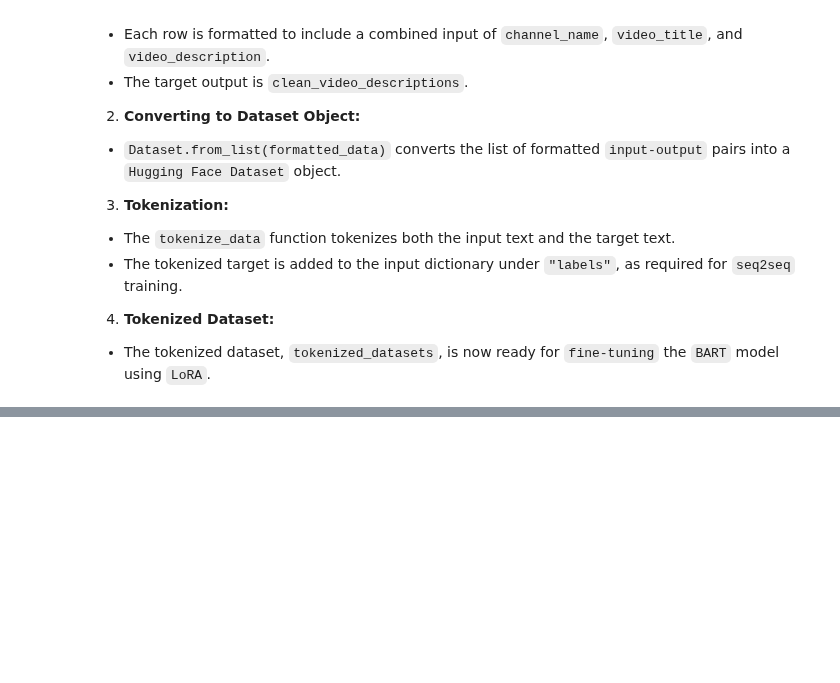
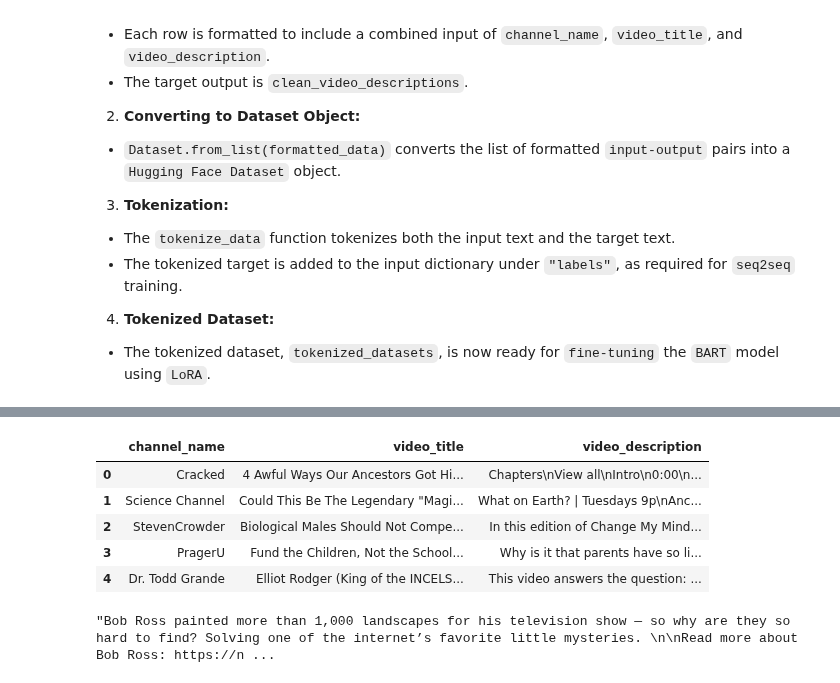
Before and after one commit to kkrusere/youTube-comments-Analyzer, a Jupyter notebook: fine-tuned_LLM_text_summarization.ipynb, the cells around one changed output, grey strips where cells are left out. Drawn from its saved outputs; the diff is of its cells as text; code cells hidden in the pictures; blank space fills up the shorter version.

```diff
--- a/fine-tuned_LLM_text_summarization.ipynb
+++ b/fine-tuned_LLM_text_summarization.ipynb
@@ -382,0 +508,18 @@ LoRA offers a practical and effective solution to fine-tune large language model
+# %%
+test_df = pd.read_csv('test_video_data.csv')
+test_df.head()
+# %% [output]
+|  | channel_name | video_title | video_description |
+| 0 | Cracked | 4 Awful Ways Our Ancestors Got Hi... | Chapters\nView all\nIntro\n0:00\n... |
+| 1 | Science Channel | Could This Be The Legendary "Magi... | What on Earth? | Tuesdays 9p\nAnc... |
+| 2 | StevenCrowder | Biological Males Should Not Compe... | In this edition of Change My Mind... |
+| 3 | PragerU | Fund the Children, Not the School... | Why is it that parents have so li... |
+| 4 | Dr. Todd Grande | Elliot Rodger (King of the INCELS... | This video answers the question: ... |
+# %%
+# Select a subset of the test data
+new_data = test_df.sample(n=1)
+new_data = new_data.reset_index(drop=True)
+
+new_data['video_description'][0]
+# %% [output]
+"Bob Ross painted more than 1,000 landscapes for his television show — so why are they so hard to find? Solving one of the internet’s favorite little mysteries. \n\nRead more about Bob Ross: https://n ...
```
Also changed, not shown: parts of 15 cells of this notebook.
